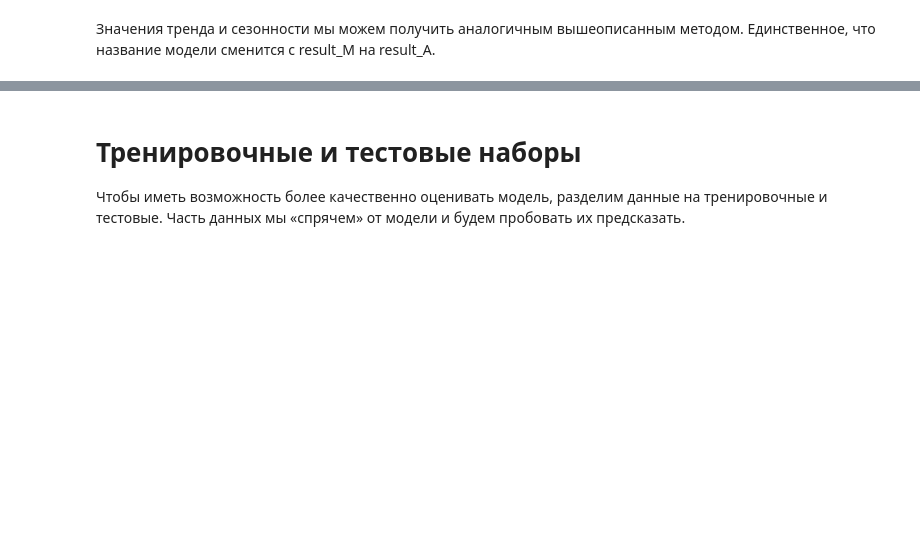
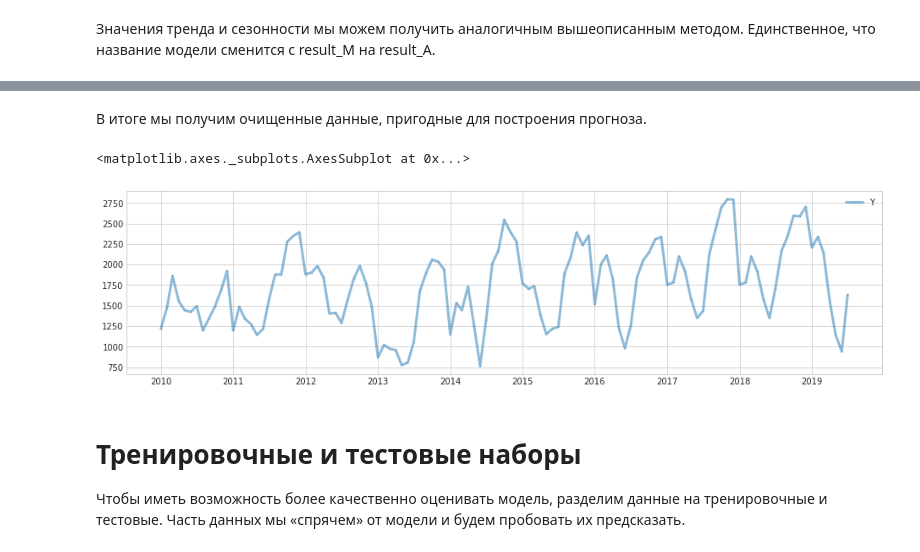
Before and after one commit to aikula/f2forecast, a Jupyter notebook: Course_f2forecast.ipynb, the cells around one changed output, grey strips where cells are left out. Cells and saved outputs as stored; diff of their text form; code cells hidden in the pictures; blank space fills up the shorter version.

```diff
--- a/Course_f2forecast.ipynb
+++ b/Course_f2forecast.ipynb
@@ -437,3 +314,10 @@ MPE: -0.0143
+# %% [markdown]
+В итоге мы получим очищенные данные, пригодные для построения прогноза.
+# %%
+plot(df, ts_linewidth=3)
+# %% [output]
+<matplotlib.axes._subplots.AxesSubplot at 0x...>
+[figure, added]
 # %% [markdown]
 # Тренировочные и тестовые наборы
 
```
Also changed, not shown: parts of 61 cells of this notebook, 2 other files.
